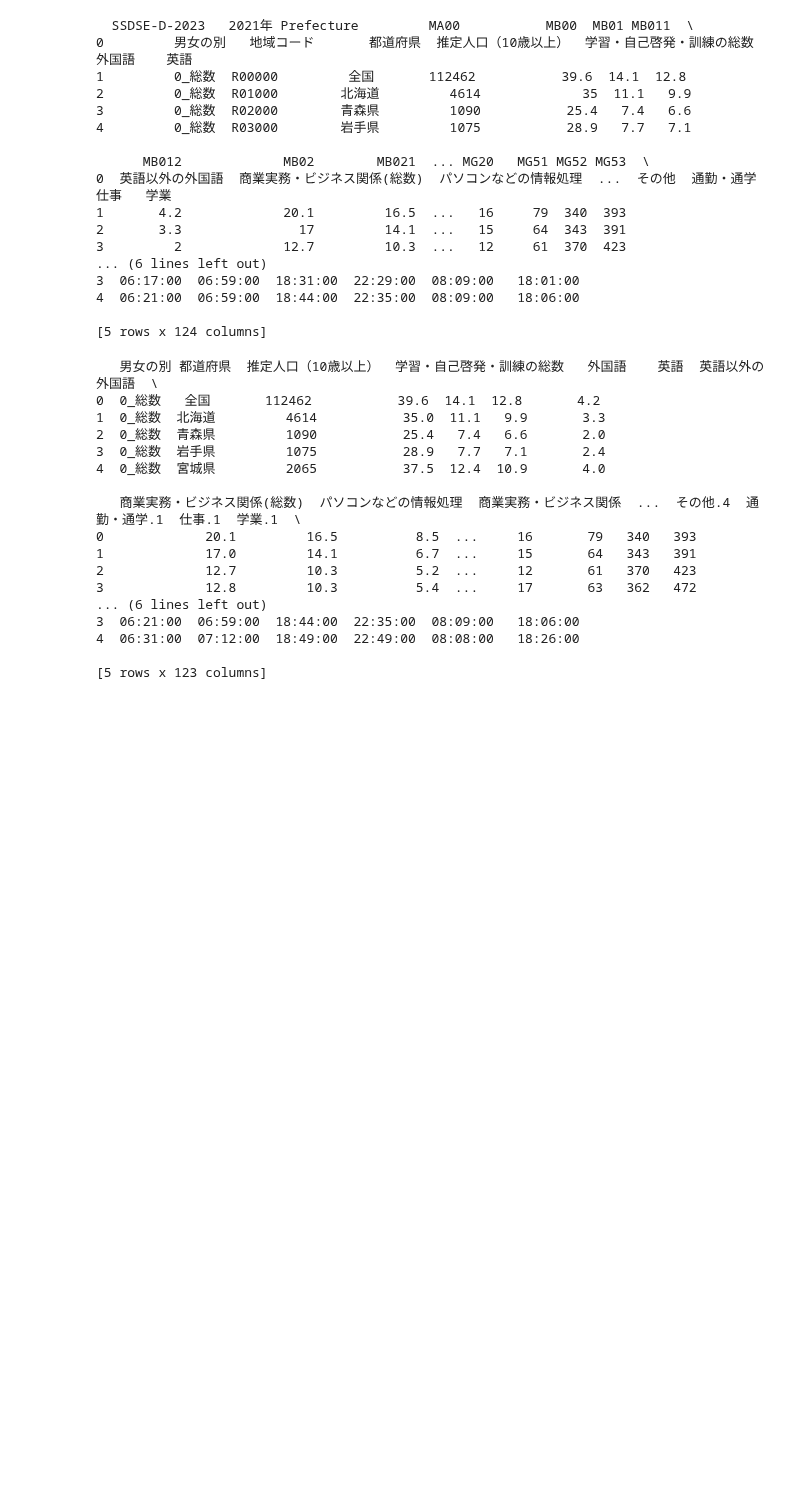
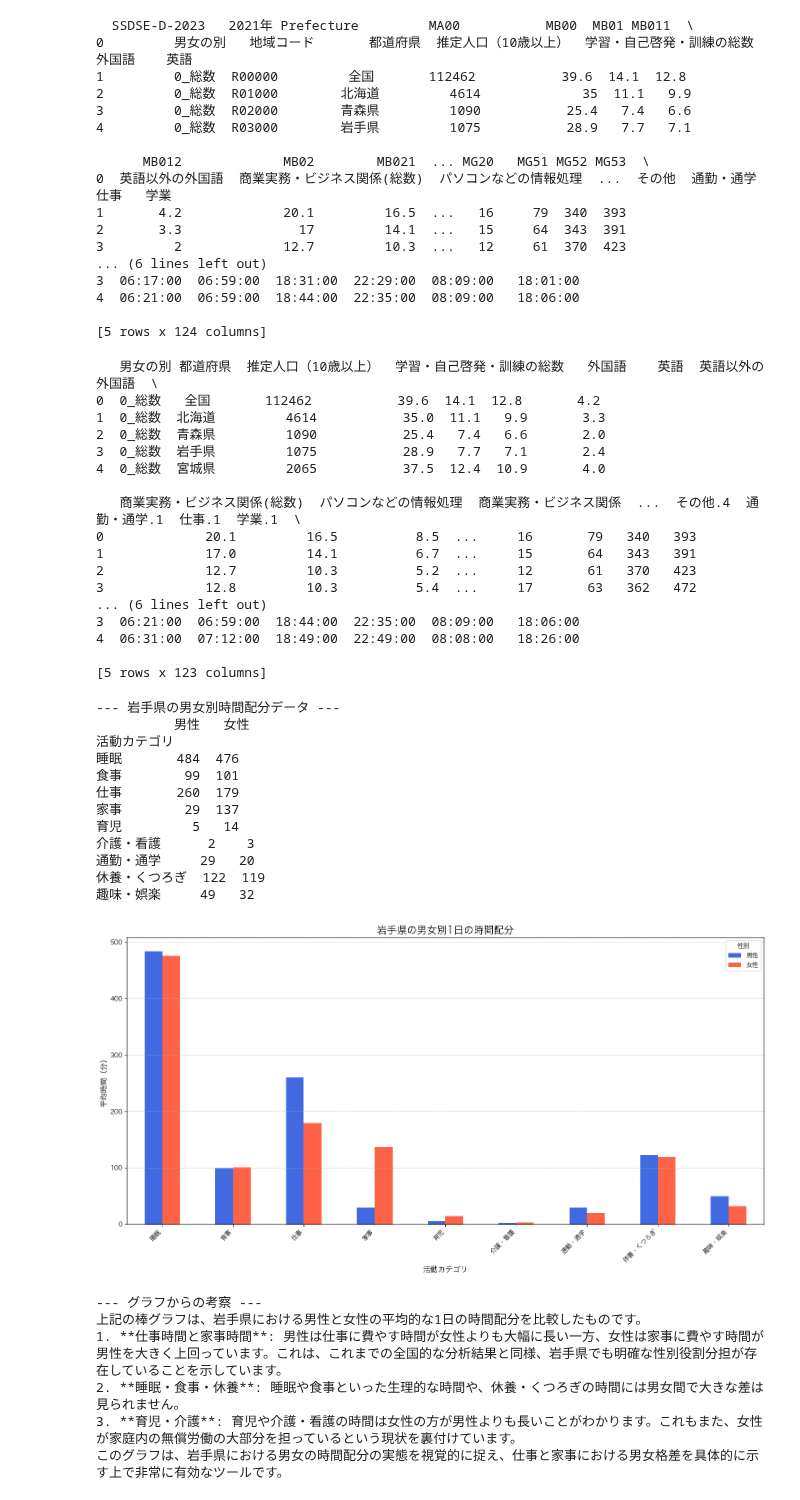
Before and after one commit to 3241Kanaha/statistics-2025, a Jupyter notebook: iwate.ipynb, the cells around one changed output. Drawn from its saved outputs; the diff is of its cells as text; code cells hidden in the pictures; blank space fills up the shorter version.

```diff
--- a/iwate.ipynb
+++ b/iwate.ipynb
@@ -53,3 +53,65 @@ print(df.head())
 # %%
 plt.rcParams['font.family'] = 'Hiragino Sans GB' # Macの場合の例
 plt.rcParams['axes.unicode_minus'] = False # マイナス記号を正しく表示するため
+# %%
+# --- 岩手県の男女別データを抽出 ---
+# '都道府県'が'岩手県'で、'男女の別'が'1_男'または'2_女'の行を抽出
+iwate_gender_data = df[(df['都道府県'] == '岩手県') & (df['男女の別'].isin(['1_男', '2_女']))].copy()
+
+# 可視化したい時間カテゴリの列名を定義
+time_columns = ['睡眠', '食事', '仕事', '家事', '育児', '介護・看護', '通勤・通学', '休養・くつろぎ', '趣味・娯楽']
+
+# 男女別のデータを抽出してDataFrameに整理
+male_data = iwate_gender_data[iwate_gender_data['男女の別'] == '1_男'][time_columns].iloc[0]
+female_data = iwate_gender_data[iwate_gender_data['男女の別'] == '2_女'][time_columns].iloc[0]
+
+# グラフ化用のDataFrameを作成
+df_gender_comparison = pd.DataFrame({
+    '男性': pd.to_numeric(male_data, errors='coerce'),
+    '女性': pd.to_numeric(female_data, errors='coerce')
+})
+
+# インデックス（活動カテゴリ）を日本語に
+df_gender_comparison.index.name = '活動カテゴリ'
+
+print("--- 岩手県の男女別時間配分データ ---")
+print(df_gender_comparison)
+
+# --- 男女で比較した棒グラフで可視化 ---
+df_gender_comparison.plot(kind='bar', figsize=(15, 8), color={'男性': 'royalblue', '女性': 'tomato'})
+plt.title('岩手県の男女別1日の時間配分', fontsize=16)
+plt.xlabel('活動カテゴリ', fontsize=12)
+plt.ylabel('平均時間（分）', fontsize=12)
+plt.xticks(rotation=45, ha='right', fontsize=10)
+plt.legend(title='性別')
+plt.grid(axis='y', linestyle='--', alpha=0.7)
+plt.tight_layout()
+plt.show()
+
+# --- 考察 ---
+print("\n--- グラフからの考察 ---")
+print("上記の棒グラフは、岩手県における男性と女性の平均的な1日の時間配分を比較したものです。")
+print("1. **仕事時間と家事時間**: 男性は仕事に費やす時間が女性よりも大幅に長い一方、女性は家事に費やす時間が男性を大きく上回っています。これは、これまでの全国的な分析結果と同様、岩手県でも明確な性別役割分担が存在していることを示しています。")
+print("2. **睡眠・食事・休養**: 睡眠や食事といった生理的な時間や、休養・くつろぎの時間には男女間で大きな差は見られません。")
+print("3. **育児・介護**: 育児や介護・看護の時間は女性の方が男性よりも長いことがわかります。これもまた、女性が家庭内の無償労働の大部分を担っているという現状を裏付けています。")
+print("このグラフは、岩手県における男女の時間配分の実態を視覚的に捉え、仕事と家事における男女格差を具体的に示す上で非常に有効なツールです。")
+# %% [output]
+--- 岩手県の男女別時間配分データ ---
+          男性   女性
+活動カテゴリ
+睡眠       484  476
+食事        99  101
+仕事       260  179
+家事        29  137
+育児         5   14
+介護・看護      2    3
+通勤・通学     29   20
+休養・くつろぎ  122  119
+趣味・娯楽     49   32
+[figure, added]
+--- グラフからの考察 ---
+上記の棒グラフは、岩手県における男性と女性の平均的な1日の時間配分を比較したものです。
+1. **仕事時間と家事時間**: 男性は仕事に費やす時間が女性よりも大幅に長い一方、女性は家事に費やす時間が男性を大きく上回っています。これは、これまでの全国的な分析結果と同様、岩手県でも明確な性別役割分担が存在していることを示しています。
+2. **睡眠・食事・休養**: 睡眠や食事といった生理的な時間や、休養・くつろぎの時間には男女間で大きな差は見られません。
+3. **育児・介護**: 育児や介護・看護の時間は女性の方が男性よりも長いことがわかります。これもまた、女性が家庭内の無償労働の大部分を担っているという現状を裏付けています。
+このグラフは、岩手県における男女の時間配分の実態を視覚的に捉え、仕事と家事における男女格差を具体的に示す上で非常に有効なツールです。
```
